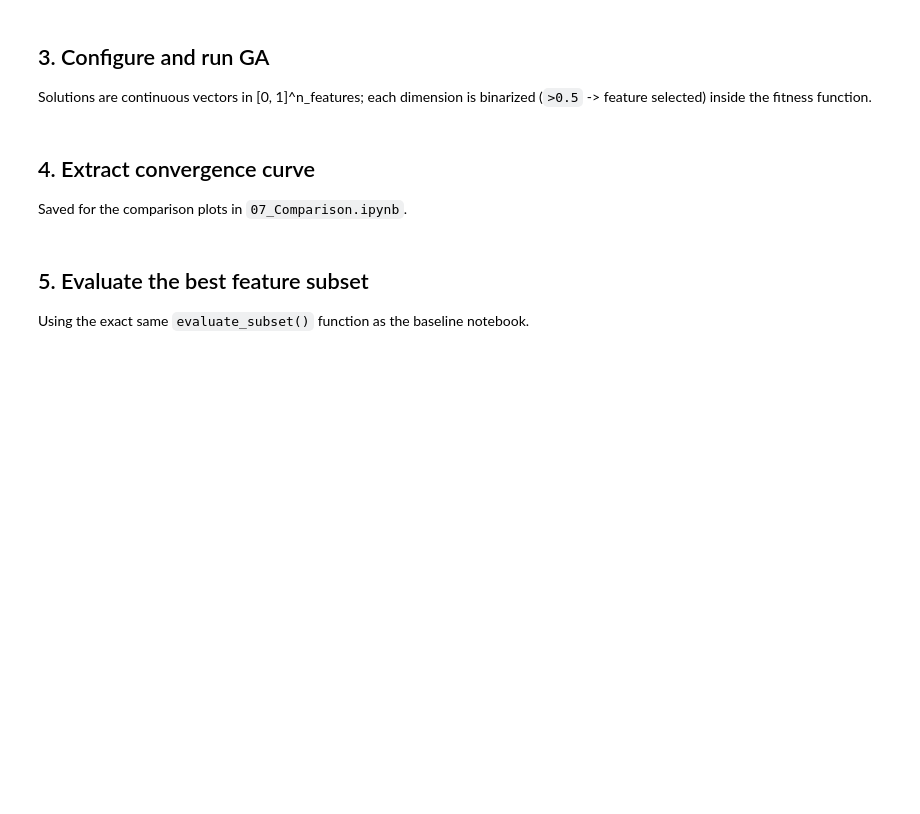
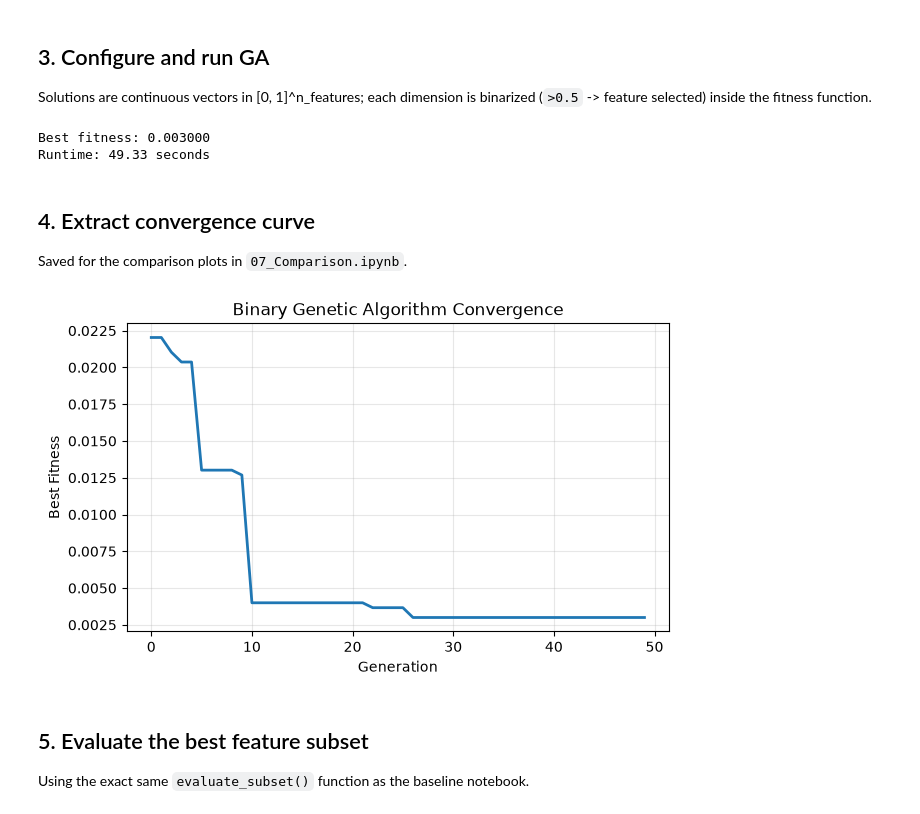
Before and after one commit to wesalmagdi/Feature-Selection-Using-Metaheuristic-Approaches, a Jupyter notebook: notebooks/03_Genetic_Algorithm_FS.ipynb, the cells around one changed output. Drawn from its saved outputs; the diff is of its cells as text; code cells hidden in the pictures; blank space fills up the shorter version.

```diff
--- a/notebooks/03_Genetic_Algorithm_FS.ipynb
+++ b/notebooks/03_Genetic_Algorithm_FS.ipynb
@@ -73,43 +160,46 @@ def obj_func(solution):
 Solutions are continuous vectors in [0, 1]^n_features; each dimension is
 binarized (`>0.5` -> feature selected) inside the fitness function.
 # %%
-EPOCH = 50        # number of iterations/generations
-POP_SIZE = 30      # population/swarm size
-
-problem_dict = {
-    "fit_func": obj_func,
-    "lb": [0.0, ] * n_features,
-    "ub": [1.0, ] * n_features,
-    "minmax": "min",
-    "log_to": None,
-}
-
-model = BaseGA(epoch=EPOCH, pop_size=POP_SIZE, pc=0.9, pm=0.05)
+# GA parameters
+GENERATIONS = 50
+POP_SIZE = 30
+CROSSOVER_RATE = 0.9
+MUTATION_RATE = 0.05
 
 start_time = time.time()
-best_agent = model.solve(problem_dict)
+
+best_position, best_fitness, convergence_curve = run_ga(
+    obj_func=fitness_fn,
+    n_features=n_features,
+    pop_size=POP_SIZE,
+    generations=GENERATIONS,
+    pc=CROSSOVER_RATE,
+    pm=MUTATION_RATE
+)
+
 runtime = time.time() - start_time
 
-best_position = best_agent.solution
-best_fitness = best_agent.target.fitness
-
-print("Best fitness:", best_fitness)
-print("Runtime (s):", runtime)
+print(f"Best fitness: {best_fitness:.6f}")
+print(f"Runtime: {runtime:.2f} seconds")
+# %% [output]
+Best fitness: 0.003000
+Runtime: 49.33 seconds
 # %% [markdown]
 ## 4. Extract convergence curve
 
 Saved for the comparison plots in `07_Comparison.ipynb`.
 # %%
-convergence_curve = model.history.list_global_best_fit
-import matplotlib.pyplot as plt
-
 plt.figure(figsize=(7, 4))
 plt.plot(convergence_curve, linewidth=2)
-plt.xlabel("Iteration")
+
+plt.xlabel("Generation")
 plt.ylabel("Best Fitness")
-plt.title("GA Convergence")
+plt.title("Binary Genetic Algorithm Convergence")
+
 plt.grid(alpha=0.3)
 plt.show()
+# %% [output]
+[figure, added]
 # %% [markdown]
 ## 5. Evaluate the best feature subset
 
```
Also changed, not shown: parts of 5 cells of this notebook, 1 other file.
